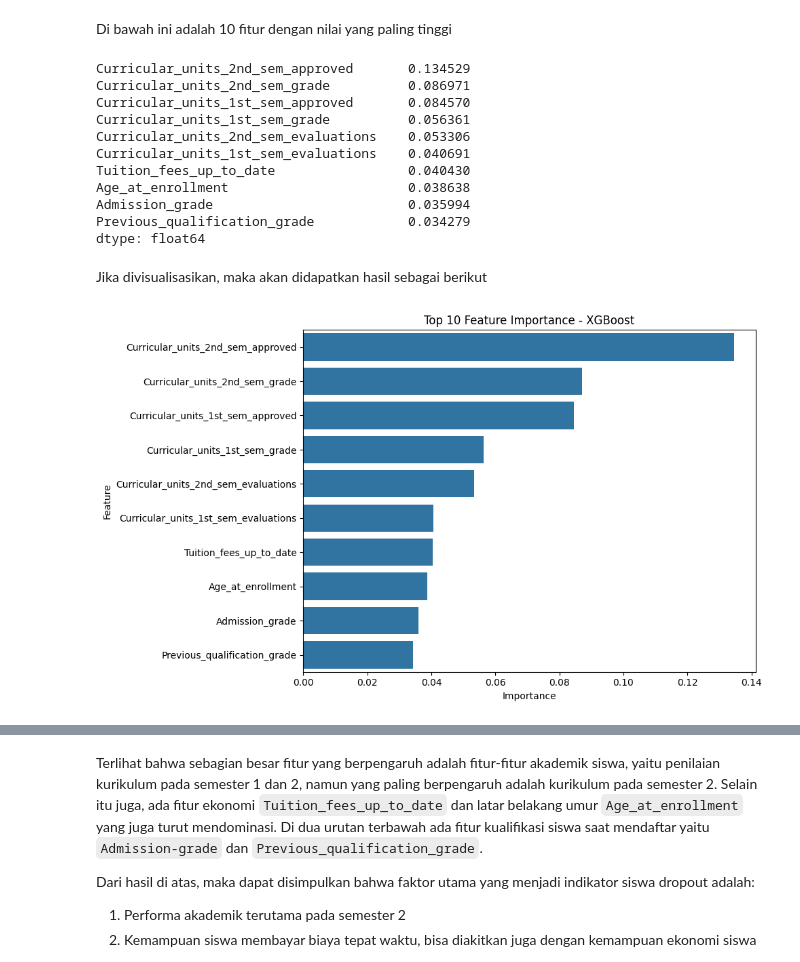
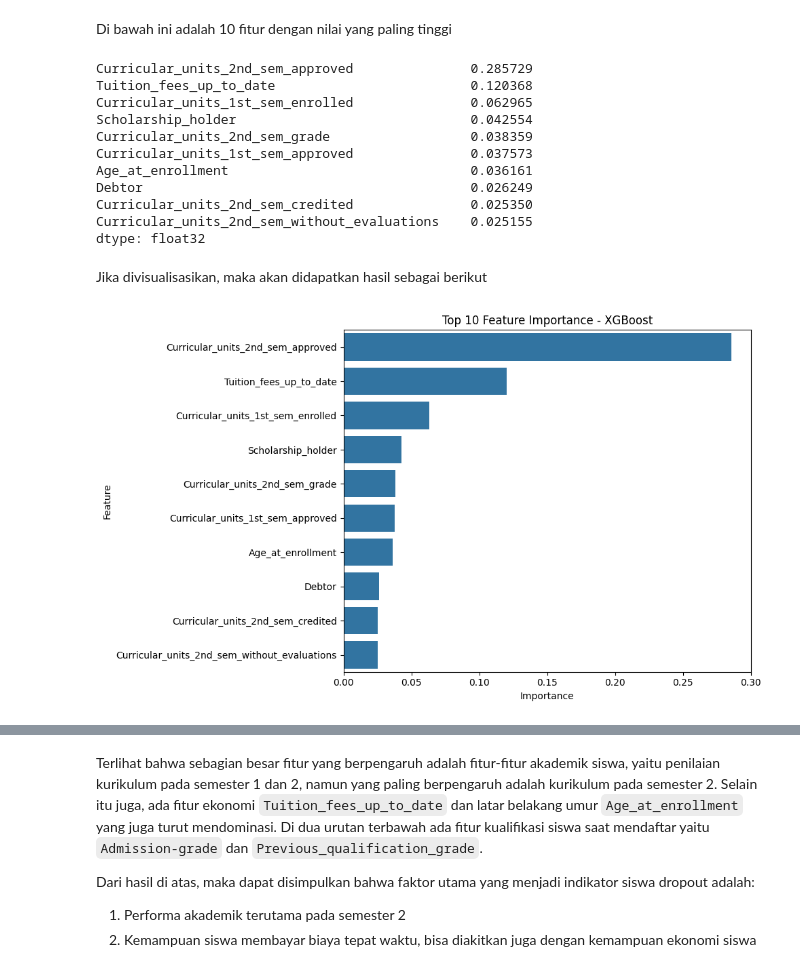
Before and after one commit to HandiSutriyan/Student-Dropout-Dashboard, a Jupyter notebook: notebook.ipynb, the cells around one changed output, grey strips where cells are left out. Cells and saved outputs as stored; diff of their text form; code cells hidden in the pictures.

```diff
--- a/notebook.ipynb
+++ b/notebook.ipynb
@@ -601,5 +590,7 @@ X_train_bal, y_train_bal = smote.fit_resample(X_train_scaled, y_train)
 Pada tahap modelling ini akan digunakan tiga algoritma pemodelan yang optimal untuk melakukkan klasifikasi pada kasus ini yaitu **Random Forest, XGBoost, dan Logistic Regression**. Serta dengan bantuan hyperparameter tuner `GridSearchCV()` untuk mempermudah menemukan parameter modelling yang optimal.
 # %% [markdown]
 Pertama, dilakukan modelling dengan **Random Forest**. Selain itu juga digunakan hyperparamter tuner `GridSearchCV()` untuk mempermudah menemukan paramter model yang optimal.
+# %%
+kf = StratifiedKFold(n_splits=5, shuffle=True, random_state=42)
 # %%
 #Random Forest
@@ -629,18 +627,21 @@ GridSearchCV(cv=3,
 Selanjutnya, dilakukan modelling dengan **XGBoost** dengan hyperparamter tuner `GridSearchCV()` untuk mempermudah menemukan paramter model yang optimal.
 # %%
 # Definisikan model
-xgb = XGBClassifier(objective='multi:softmax', num_class=3, random_state=42)
+xgb_pipeline = Pipeline([
+    ('scaler', StandardScaler()),
+    ('xgb', XGBClassifier(random_state=42, eval_metric='logloss'))
+])
 
 # Hyperparameter grid
-param_grid = {
-    'n_estimators': [100, 200],
-    'max_depth': [3, 5],
-    'learning_rate': [0.05, 0.1],
-    'subsample': [0.8, 1.0]
+param_grid_xgb = {
+    'xgb__n_estimators': [100, 200],
+    'xgb__max_depth': [3, 5],
+    'xgb__learning_rate': [0.05, 0.1],
+    'xgb__subsample': [0.8, 1.0]
 }
 
 # Grid search
-grid_xgb = GridSearchCV(estimator=xgb, param_grid=param_grid, scoring='f1_macro', cv=3, verbose=1, n_jobs=-1)
+grid_xgb = GridSearchCV(xgb_pipeline, param_grid_xgb, scoring='roc_auc', cv=kf, verbose=1, n_jobs=-1, error_score='raise')
 
-grid_xgb.fit(X_train_bal, y_train_bal)
+grid_xgb.fit(X , y)
 # %% [output]
@@ -666,13 +667,17 @@ GridSearchCV(cv=3,
 Terakhir  modelling dengan **Logistic Regression** dengan hyperparamter tuner `GridSearchCV()` untuk mempermudah menemukan paramter model yang optimal.
 # %%
 # Logistic Regression dengan hyperparameter tuning
+lr_pipeline = Pipeline([
+    ('scaler', StandardScaler()),
+    ('lr', LogisticRegression(random_state=42, max_iter=1000, class_weight='balanced'))
+])
 lr = LogisticRegression(max_iter=1000, random_state=42)
-lr_params = {
-    'C': [0.01, 0.1, 1, 10],
-    'penalty': ['l2'],
-    'solver': ['liblinear', 'lbfgs']
+grid_param_lr = {
+    'lr__C': [0.01, 0.1, 1, 10],
+    'lr__penalty': ['l2'],
+    'lr__solver': ['lbfgs']
 }
 
-grid_lr = GridSearchCV(lr, lr_params, cv=3, scoring='f1_macro')
-grid_lr.fit(X_train_bal, y_train_bal)
+grid_lr = GridSearchCV(lr_pipeline, grid_param_lr, cv=kf, scoring='roc_auc', verbose=1, n_jobs=-1)
+grid_lr.fit(X, y)
 # %% [output]
@@ -774,34 +793,34 @@ Maka untuk analisis selanjutnya akan berfokus pada model **Random Forest**.
 Selanjutnya dilakukan analisis `feature_importance` untuk melihat fitur-fitur yang berpengaruh signifikan terhadap model
 # %%
 # Ambil feature importance
-rf_importance = models['Random Forest'].feature_importances_
-rf_features = pd.Series(rf_importance, index=X.columns).sort_values(ascending=False)
+xgb_importance = models['XGBoost'].named_steps['xgb'].feature_importances_ #ambil dari pipeline
+xgb_features = pd.Series(xgb_importance, index=X.columns).sort_values(ascending=False)
 # %% [markdown]
 Di bawah ini adalah 10 fitur dengan nilai yang paling tinggi
 # %%
-rf_features.head(10)
+xgb_features.head(10)
 # %% [output]
-Curricular_units_2nd_sem_approved       0.134529
-Curricular_units_2nd_sem_grade          0.086971
-Curricular_units_1st_sem_approved       0.084570
-Curricular_units_1st_sem_grade          0.056361
-Curricular_units_2nd_sem_evaluations    0.053306
-Curricular_units_1st_sem_evaluations    0.040691
-Tuition_fees_up_to_date                 0.040430
-Age_at_enrollment                       0.038638
-Admission_grade                         0.035994
-Previous_qualification_grade            0.034279
-dtype: float64
+Curricular_units_2nd_sem_approved               0.285729
+Tuition_fees_up_to_date                         0.120368
+Curricular_units_1st_sem_enrolled               0.062965
+Scholarship_holder                              0.042554
+Curricular_units_2nd_sem_grade                  0.038359
+Curricular_units_1st_sem_approved               0.037573
+Age_at_enrollment                               0.036161
+Debtor                                          0.026249
+Curricular_units_2nd_sem_credited               0.025350
+Curricular_units_2nd_sem_without_evaluations    0.025155
+dtype: float32
 # %% [markdown]
 Jika divisualisasikan, maka akan didapatkan hasil sebagai berikut
 # %%
 # Visualisasikan
 plt.figure(figsize=(10, 6))
-sns.barplot(x=rf_features[:10], y=rf_features.index[:10])
+sns.barplot(x=xgb_features[:10], y=xgb_features.index[:10])
 plt.title('Top 10 Feature Importance - XGBoost')
 plt.xlabel('Importance')
 plt.ylabel('Feature')
 plt.tight_layout()
 plt.show()
 # %% [output]
-[figure, old version]
+[figure, new version]
```
Also changed, not shown: parts of 33 cells of this notebook, 12 other files.
